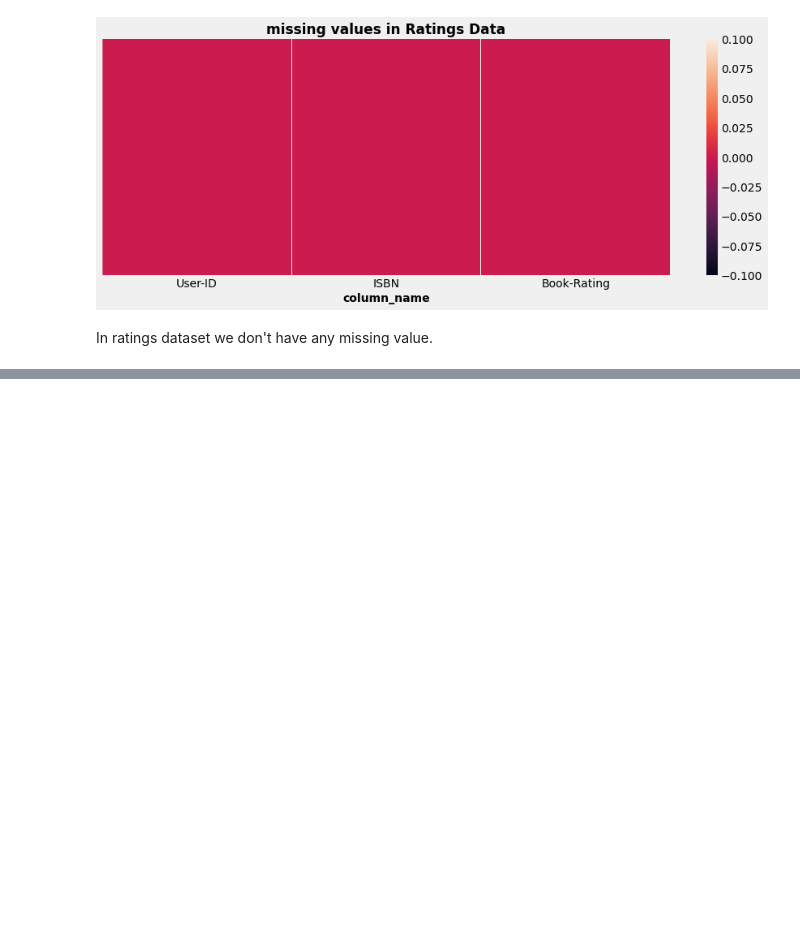
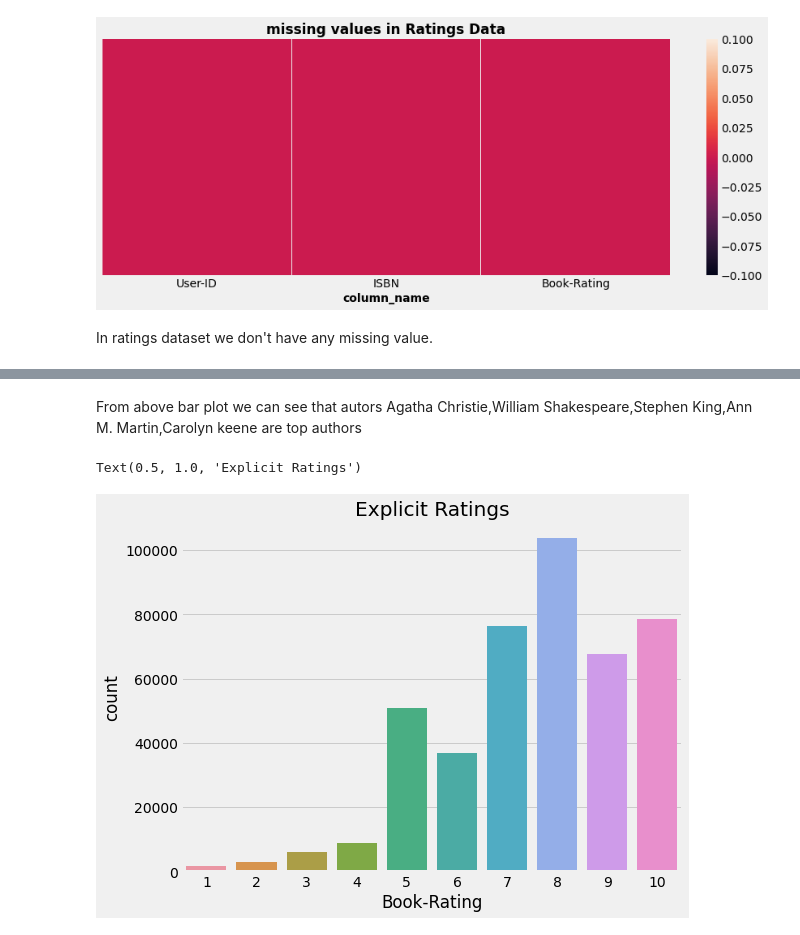
Before and after one commit to RanjithK2608/Book-Recommendation-System, a Jupyter notebook: Book_Recommendation_System.ipynb, the cells around one changed output, grey strips where cells are left out. Cells and saved outputs as stored; diff of their text form; code cells hidden in the pictures; blank space fills up the shorter version.

```diff
--- a/Book_Recommendation_System.ipynb
+++ b/Book_Recommendation_System.ipynb
@@ -564,0 +649,11 @@ In ratings dataset we don't have any missing value.
+# %% [markdown]
+From above bar plot we can see that autors Agatha Christie,William Shakespeare,Stephen King,Ann M. Martin,Carolyn keene are top authors
+# %%
+## Explicit Ratings
+plt.figure(figsize=(8,6))
+data = ratings[ratings['Book-Rating'] != 0]
+sns.countplot(x="Book-Rating", data=data)
+plt.title("Explicit Ratings")
+# %% [output]
+Text(0.5, 1.0, 'Explicit Ratings')
+[figure, added]
```
Also changed, not shown: parts of 110 cells of this notebook.
